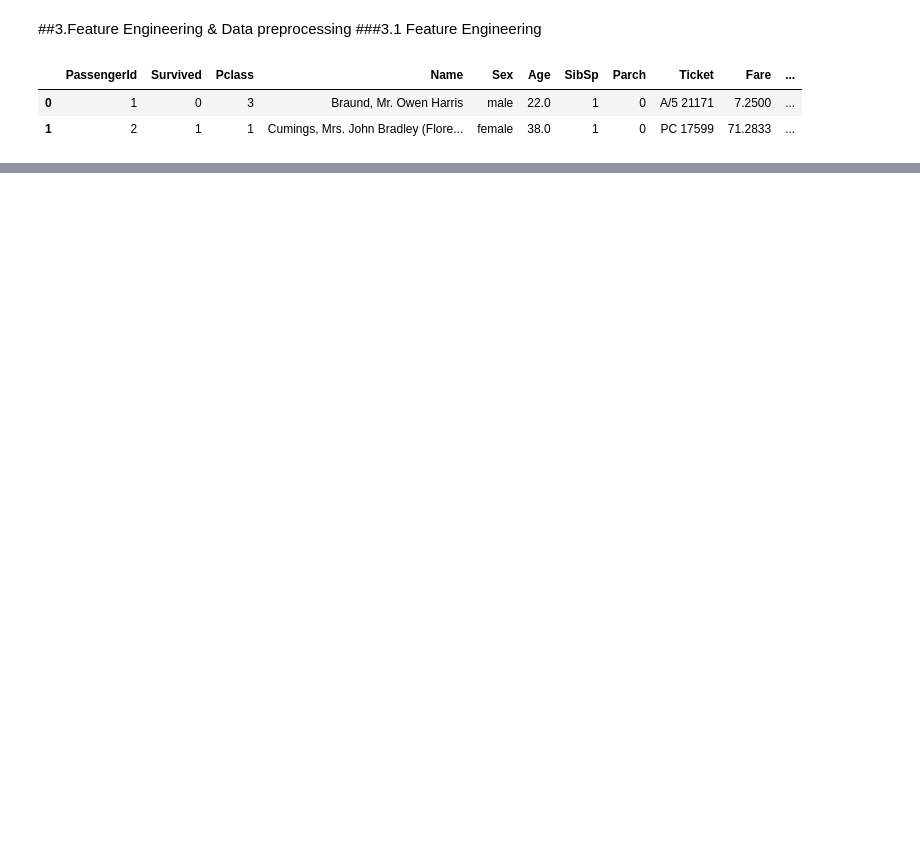
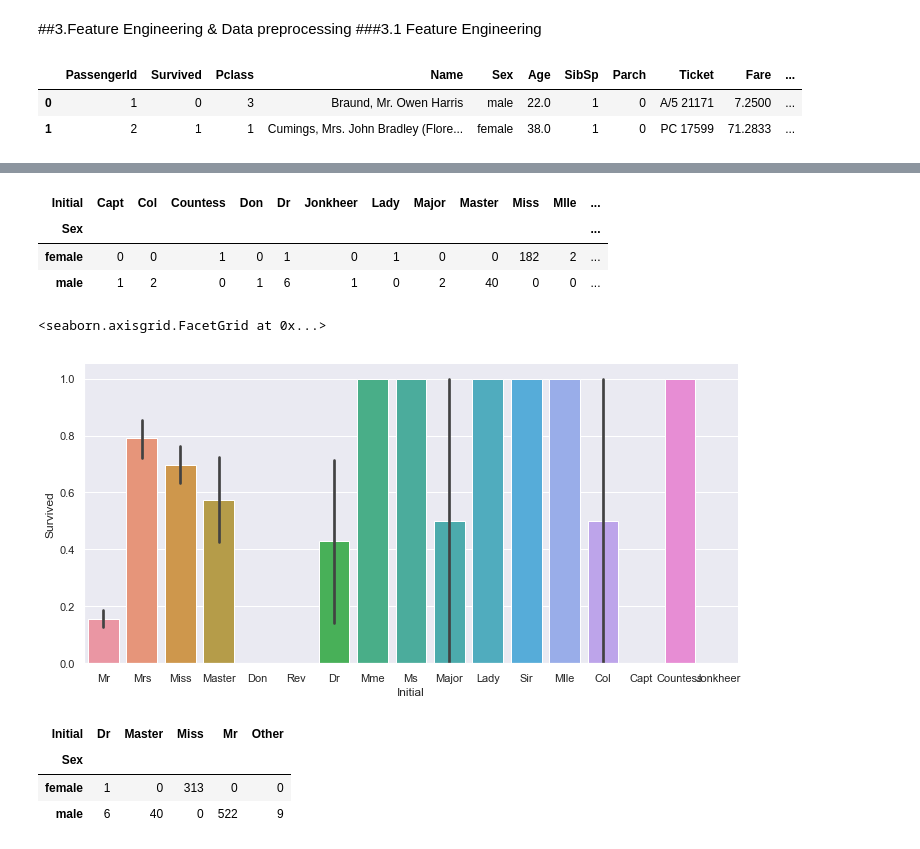
Before and after one commit to xcnkx/kaggle_titanic, a Jupyter notebook: notebooks/kaggle_titanic.ipynb, the cells around one changed output, grey strips where cells are left out. Cells and saved outputs as stored; diff of their text form; code cells hidden in the pictures; blank space fills up the shorter version.

```diff
--- a/notebooks/kaggle_titanic.ipynb
+++ b/notebooks/kaggle_titanic.ipynb
@@ -293,0 +297,12 @@ plt.show()
+# %%
+pd.crosstab(train_df.Initial,train_df.Sex).T.style.background_gradient(cmap='summer_r')
+# %% [output]
+| Initial | Capt | Col | Countess | Don | Dr | Jonkheer | Lady | Major | Master | Miss | Mlle | ... |
+| Sex |  |  |  |  |  |  |  |  |  |  |  | ... |
+| female | 0 | 0 | 1 | 0 | 1 | 0 | 1 | 0 | 0 | 182 | 2 | ... |
+| male | 1 | 2 | 0 | 1 | 6 | 1 | 0 | 2 | 40 | 0 | 0 | ... |
+# %%
+sns.catplot(x="Initial",y="Survived",data=train_df, kind="bar", aspect=2.0)
+# %% [output]
+<seaborn.axisgrid.FacetGrid at 0x...>
+[figure, added]
@@ -293,0 +312,7 @@ plt.show()
+# %%
+pd.crosstab(train_df.Initial,train_df.Sex).T.style.background_gradient(cmap='summer_r')
+# %% [output]
+| Initial | Dr | Master | Miss | Mr | Other |
+| Sex |  |  |  |  |  |
+| female | 1 | 0 | 313 | 0 | 0 |
+| male | 6 | 40 | 0 | 522 | 9 |
```
Also changed, not shown: parts of 47 cells of this notebook, 18 other files.
